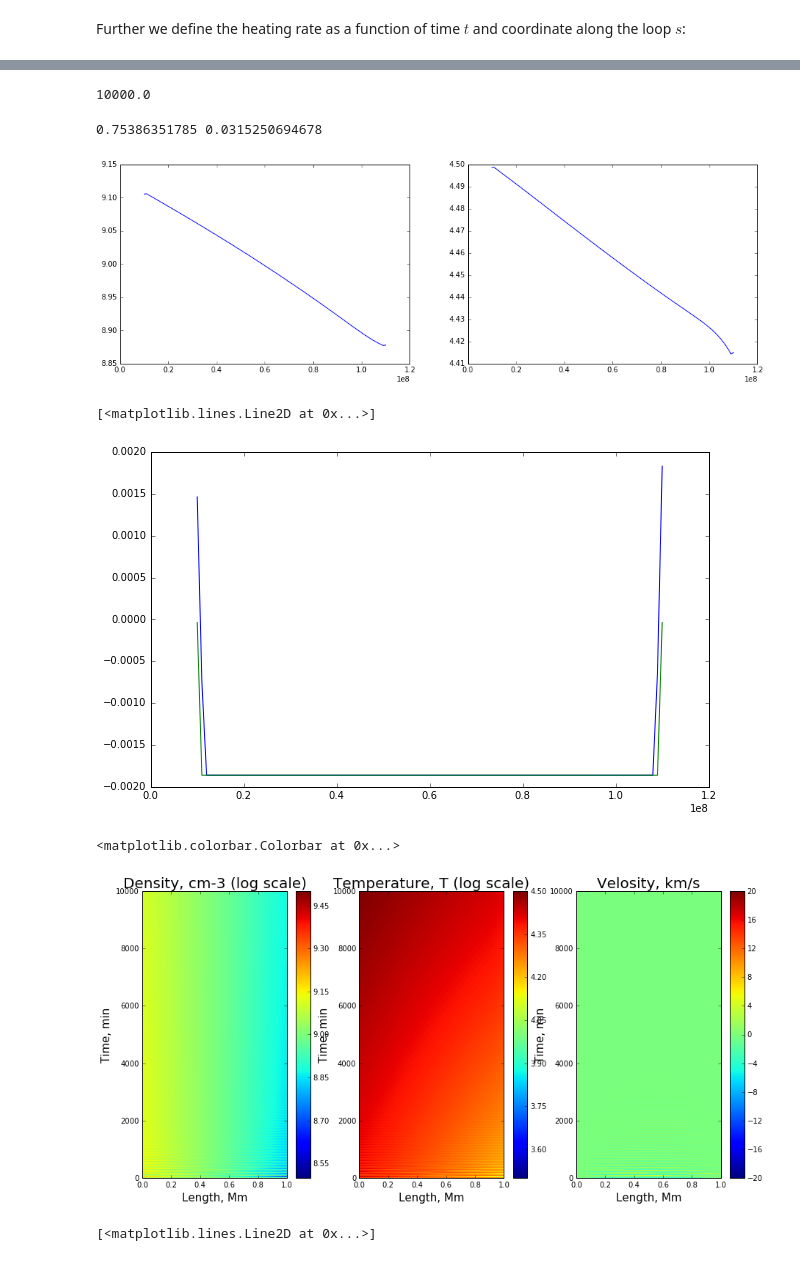
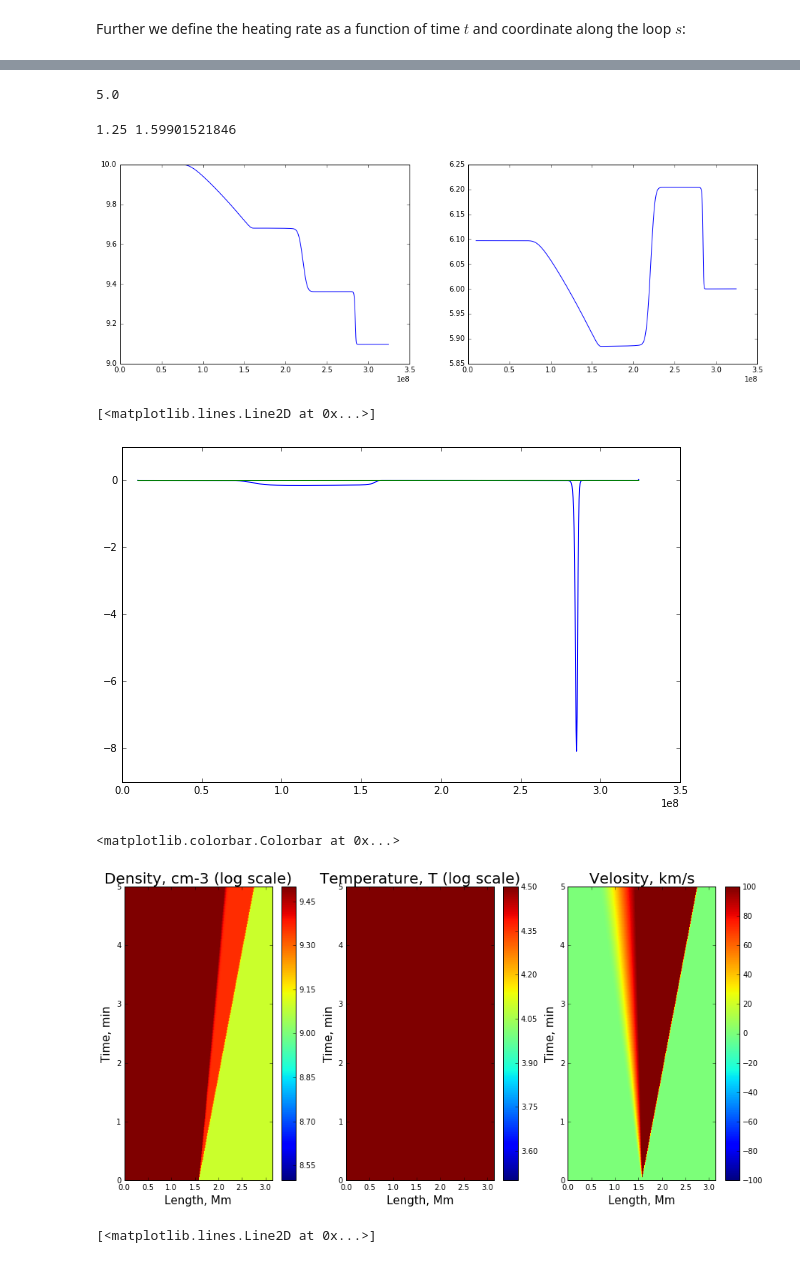
Before and after one commit to temik42/lib, a Jupyter notebook: hydron/example-Copy1.ipynb, the cells around one changed output, grey strips where cells are left out. Saved outputs shown, nothing was run; the diff lists cells and outputs as text; code cells hidden in the pictures.

```diff
--- a/hydron/example-Copy1.ipynb
+++ b/hydron/example-Copy1.ipynb
@@ -8,9 +8,9 @@ import hydron as hd
 # %% [markdown]
 Next, define number of gridpoints, time stepsize and duration of the simulation:
 # %%
-N = 100       # number of gridpoints, units
-dt = 1e-1    # stepsize, s
-tau = 10e3    # total duration, s
+N = 1000       # number of gridpoints, units
+dt = 1e-3    # stepsize, s
+tau = 5   # total duration, s
 # %% [markdown]
 Now define the loop geometry. For this example we consider cemi-circular loop with radius $R = 10~Mm$. The loop cross-section is set constant by default. The direction of gravity is directed opposite to z-axis (also by default).
 # %%
@@ -20,8 +20,8 @@ L = np.pi*R   # loop length, cm
 idx = np.arange(0,N,dtype=np.float32)/(N-1)
 
 X = np.zeros((3,N), dtype = np.double)    # (N by 3) array of gridpoint coordinates, cm
-#X[0] = np.cos(np.pi*idx)*R              # x-coordinates, cm
-#X[2] = np.sin(np.pi*idx)*R              # y-coordinates, cm
-X[2] = idx*R
+X[0] = np.cos(np.pi*idx)*R              # x-coordinates, cm
+X[2] = np.sin(np.pi*idx)*R              # y-coordinates, cm
+#X[2] = idx*R
 # %% [markdown]
 Then we set the initial values of density $n$, velocity $u$ and temperature $T$:
@@ -44,11 +28,20 @@ T = np.ones(N, dtype = np.double)*2e4     # temperature, K
+# %%
+n = np.ones(N, dtype = np.double)*1.25e9    # density, cm^{-3}
+
+n[0:N/2] = 1e10
+
+u = np.zeros(N, dtype = np.double)     # velocity, cm/s
+
+T = np.ones(N, dtype = np.double)*1e6     # temperature, K
+T[0:N/2] = 1.25e6
 # %% [markdown]
 Further we define the heating rate as a function of time $t$ and coordinate along the loop $s$:
 # %%
 def hrate(s,t):
     return 1e-3#1e-2*np.exp(-(s/L-0.5)**2/2/0.01**2)#*np.exp(-(t-300)**2/2/25**2)
 # %%
-sim = hd.Solver(dt,X,n,u,T,btype = 'mirror',hrate=hrate)
-sim.run(tau,each=1/dt,wait=True)
+sim = hd.Solver(dt,X,n,u,T)
+sim.run(tau)
 # %% [output]
 in progress ...
 |-10%-|-20%-|-30%-|-40%-|-50%-|-60%-|-70%-|-80%-|-90%-|-100%|
@@ -59,7 +52,7 @@ Elapsed time: 77.12 seconds
 # %%
 print sim.time
 # %% [output]
-10000.0
+5.0
 # %%
 plt.figure(figsize = (16,5))
 plt.subplot(121)
@@ -68,8 +61,8 @@ plt.subplot(122)
 plt.plot(sim.s*sim.sc.x, np.log10(sim.out.T[-1]*sim.sc.T))
 print np.min(sim.out.n[-1]),np.max(sim.out.T[-1])
 # %% [output]
-0.75386351785 0.0315250694678
+1.25 1.59901521846
-[figure, old version]
+[figure, new version]
 # %%
 plt.figure(figsize = (10,6))
 
@@ -77,7 +70,7 @@ plt.plot(sim.s*sim.sc.x, sim.d_dx(sim.p)/sim.out.n[-1])
 plt.plot(sim.s*sim.sc.x, sim.g)
 # %% [output]
 [<matplotlib.lines.Line2D at 0x...>]
-[figure, old version]
+[figure, new version]
 # %%
 #plt.figure(figsize = (10,6))
 #plt.plot(sim.s*sim.sc.x, sim.F_c)
@@ -85,34 +78,34 @@ plt.plot(sim.s*sim.sc.x, sim.g)
 # %%
 fig = plt.figure(figsize=(15,7))
 plt.subplot(1,3,1)
 plt.title('Density, cm-3 (log scale)', size = 20)
 plt.xlabel('Length, Mm', size = 15)
 plt.ylabel('Time, min', size = 15)
 plt.imshow(np.log10(sim.out.n)+np.log10(sim.sc.n), vmin = 8.5, vmax=9.5,
            origin = 'lower', aspect = 'auto', interpolation = 'nearest',
            extent = [0,sim.L*sim.sc.x/1e8,0,(sim.time)])
 plt.colorbar()
 
 plt.subplot(1,3,2)
 plt.title('Temperature, T (log scale)', size = 20)
 plt.xlabel('Length, Mm', size = 15)
 plt.ylabel('Time, min', size = 15)
 plt.imshow(np.log10(sim.out.T)+np.log10(sim.sc.T), vmin = 3.5, vmax=4.5,
            origin = 'lower', aspect = 'auto', interpolation = 'nearest',
            extent = [0,sim.L*sim.sc.x/1e8,0,(sim.time)])
 plt.colorbar()
 
 plt.subplot(1,3,3)
 plt.title('Velosity, km/s', size = 20)
 plt.xlabel('Length, Mm', size = 15)
 plt.ylabel('Time, min', size = 15)
-plt.imshow(np.array(sim.out.u)*sim.sc.u/1e5, vmin = -20, vmax = 20,
+plt.imshow(np.array(sim.out.u)*sim.sc.u/1e5, vmin = -100, vmax = 100,
            origin = 'lower', aspect = 'auto', interpolation = 'nearest',
            extent = [0,sim.L*sim.sc.x/1e8,0,(sim.time)])
 plt.colorbar()
 # %% [output]
 <matplotlib.colorbar.Colorbar at 0x...>
-[figure, old version]
+[figure, new version]
 # %%
 logT = np.arange(0,100)*0.03+4
 logRL = np.log10(hd.RadLoss().get(10**logT))
```
Also changed, not shown: parts of 6 cells of this notebook, 6 other files.
